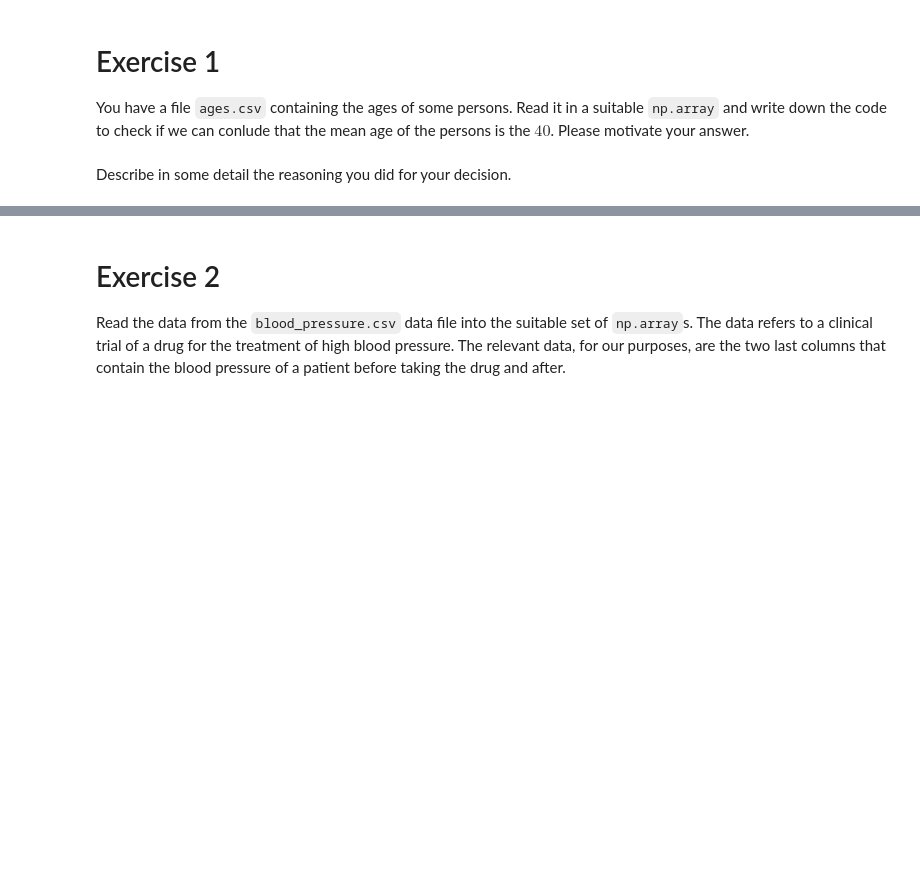
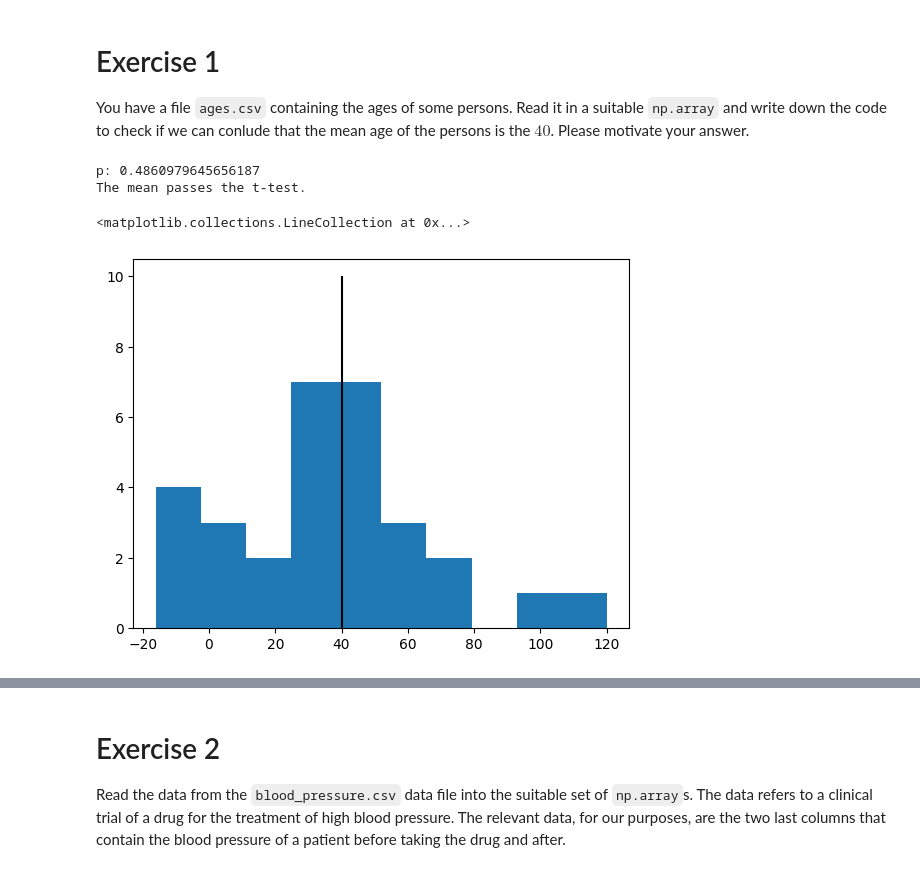
Before and after one commit to persello/daml-notebooks, a Jupyter notebook: 08/python-scipy-stats.ipynb, the cells around one changed output, grey strips where cells are left out. Saved outputs shown, nothing was run; the diff lists cells and outputs as text; code cells hidden in the pictures; blank space fills up the shorter version.

```diff
--- a/08/python-scipy-stats.ipynb
+++ b/08/python-scipy-stats.ipynb
@@ -58,2 +55,24 @@ raise NotImplementedError()
-# %% [markdown]
-Describe in some detail the reasoning you did for your decision.
+# %%
+%matplotlib inline
+
+import numpy as np
+import matplotlib.pyplot as plt
+import scipy
+
+data = np.genfromtxt('ages.csv', delimiter=',')
+p = scipy.stats.ttest_1samp(data, popmean=40).pvalue
+
+print(f"p: {p}")
+
+if p > 0.05:
+    print('The mean passes the t-test.')
+else:
+    print('The mean doesn\'t pass the t-test.')
+
+plt.hist(data)
+plt.vlines(40, 0, 10, colors="black")
+# %% [output]
+p: 0.4860979645656187
+The mean passes the t-test.
+<matplotlib.collections.LineCollection at 0x...>
+[figure, added]
```
Also changed, not shown: parts of 17 cells of this notebook, 1 other file.
